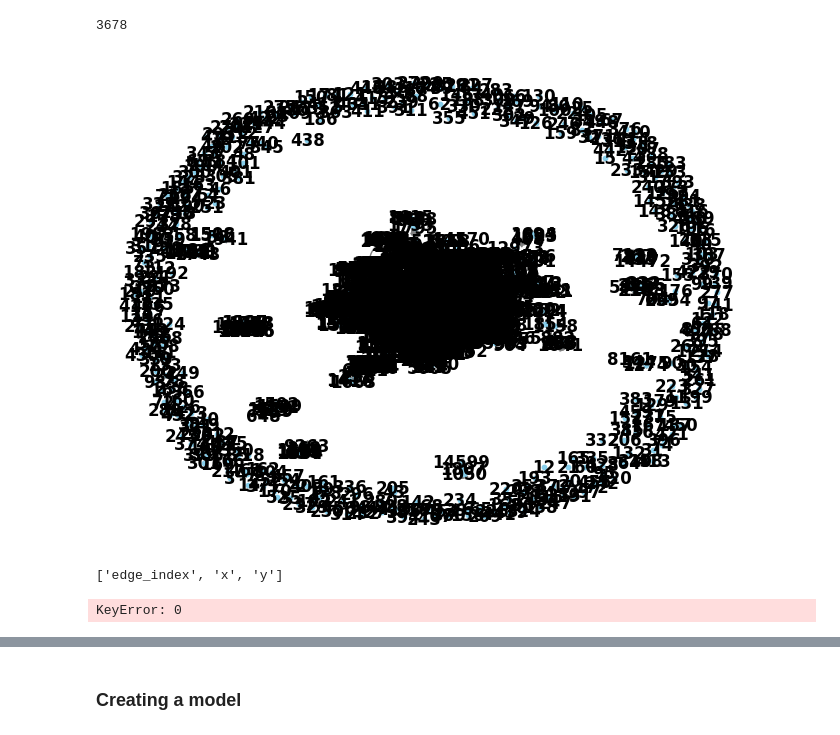
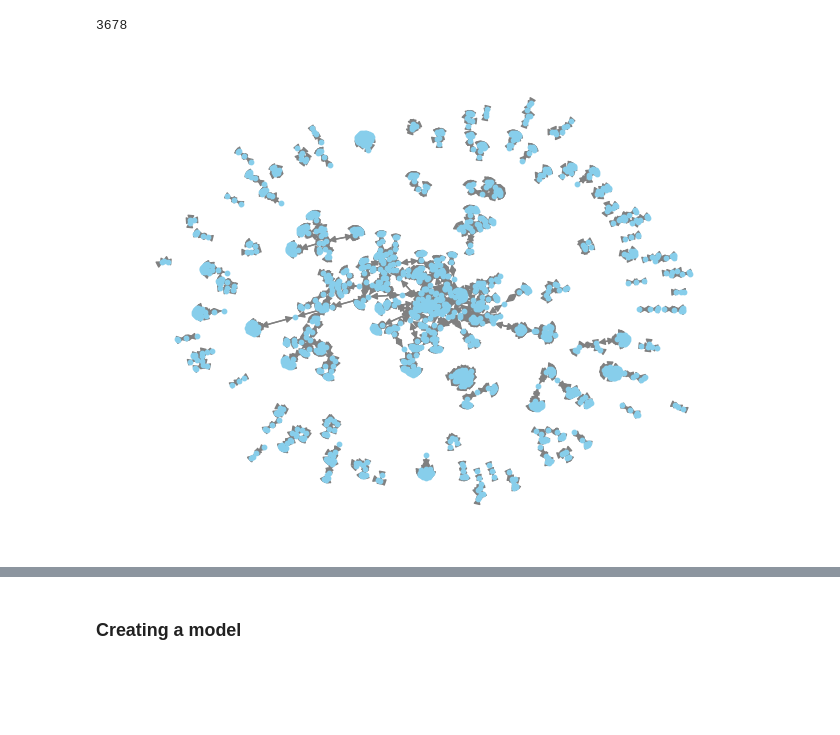
Before and after one commit to MatthiasPicard/fake-news-detection, a Jupyter notebook: urls.ipynb, the cells around one changed output, grey strips where cells are left out. Drawn from its saved outputs; the diff is of its cells as text; code cells hidden in the pictures; blank space fills up the shorter version.

```diff
--- a/urls.ipynb
+++ b/urls.ipynb
@@ -528,21 +505,24 @@ tensor([[0.8211],
 # %%
-list_remaining_source = []
-list_remaining_article = []
-list_remaining_event = []
-for i in range(len(data_undirected['source'].x)):
-    if i in data_undirected[('source', 'est_source_de', 'article')].edge_index[0]:
-        list_remaining_source.append(i)
+# list_remaining_source = []
+# list_remaining_article = []
+# list_remaining_event = []
 
-for i in range(len(data_undirected['article'].x)):
-    if i in data_undirected[('source', 'est_source_de', 'article')].edge_index[1] or i in data_undirected[('event', 'mentionne', 'article')].edge_index[1]:
-        list_remaining_article.append(i)
+# for i in range(len(data_undirected['source'].x)):
+#     if i in data_undirected[('source', 'est_source_de', 'article')].edge_index[0] :
 
-for i in range(len(data_undirected['event'].x)):
-    if  i in data_undirected[('event', 'mentionne', 'article')].edge_index[0]:
-        list_remaining_event.append(i)
+#         list_remaining_source.append(i)
 
+# data_undirected['source'].x = data_undirected['source'].x[list_remaining_source]
+# data_undirected['source'].y = data_undirected['source'].y[list_remaining_source]
 
-data_undirected['article'].x = data_undirected['article'].x[list_remaining_article]
-data_undirected['source'].x = data_undirected['source'].x[list_remaining_source]
-data_undirected['source'].y = data_undirected['source'].y[list_remaining_source]
-data_undirected['event'].x = data_undirected['event'].x[list_remaining_event]
+# for i in range(len(data_undirected['article'].x)):
+#     if (i in data_undirected[('source', 'est_source_de', 'article')].edge_index[1]) or (i in data_undirected[('event', 'mentionne', 'article')].edge_index[1]):
+#         list_remaining_article.append(i)
+
+# data_undirected['article'].x = data_undirected['article'].x[list_remaining_article]
+
+# for i in range(len(data_undirected['event'].x)):
+#     if  i in data_undirected[('event', 'mentionne', 'article')].edge_index[0]:
+#         list_remaining_event.append(i)
+
+# data_undirected['event'].x = data_undirected['event'].x[list_remaining_event]
@@ -586,37 +571,11 @@ data.num_edges
 # %%
 g_nx = to_networkx(data_undirected)
 
 # Visualize the graph using NetworkX
 pos = nx.spring_layout(g_nx)
-nx.draw(g_nx, pos, with_labels=True, node_color='skyblue', font_weight='bold', font_color='black', node_size=10, edge_color='gray')
+nx.draw(g_nx, pos, with_labels=False, node_color='skyblue', font_weight='bold', font_color='black', node_size=10, edge_color='gray')
 
 # Show the plot
 plt.show()
 # %% [output]
-[figure, old version]
+[figure, new version]
-# %%
-data.keys()
-# %% [output]
-['edge_index', 'x', 'y']
-# %%
-node_colors = {'source': 'blue', 'article': 'green', 'event': 'red'}
-
-# Creating a NetworkX graph from the PyTorch Geometric graph
-G = nx.Graph()
-
-# Adding nodes with their respective colors
-for node_type in ["source", "article", "event"]:
-    for node_idx in range(len(data[f'{node_type}'].x)):
-        node_label = data[f'{node_type}'][node_idx].item()
-        G.add_node(node_label, node_type=node_type, color=node_colors[node_type])
-
-# Adding edges
-for u, v in data.edge_index.t().tolist():
-    G.add_edge(u.item(), v.item())
-
-# Plotting the graph with node colors
-node_colors = [node[1]['color'] for node in G.nodes(data=True)]
-nx.draw(G, with_labels=True, node_color=node_colors)
-plt.show()
-# %% [output]
-KeyError: 0
```
Also changed, not shown: parts of 8 cells of this notebook.
